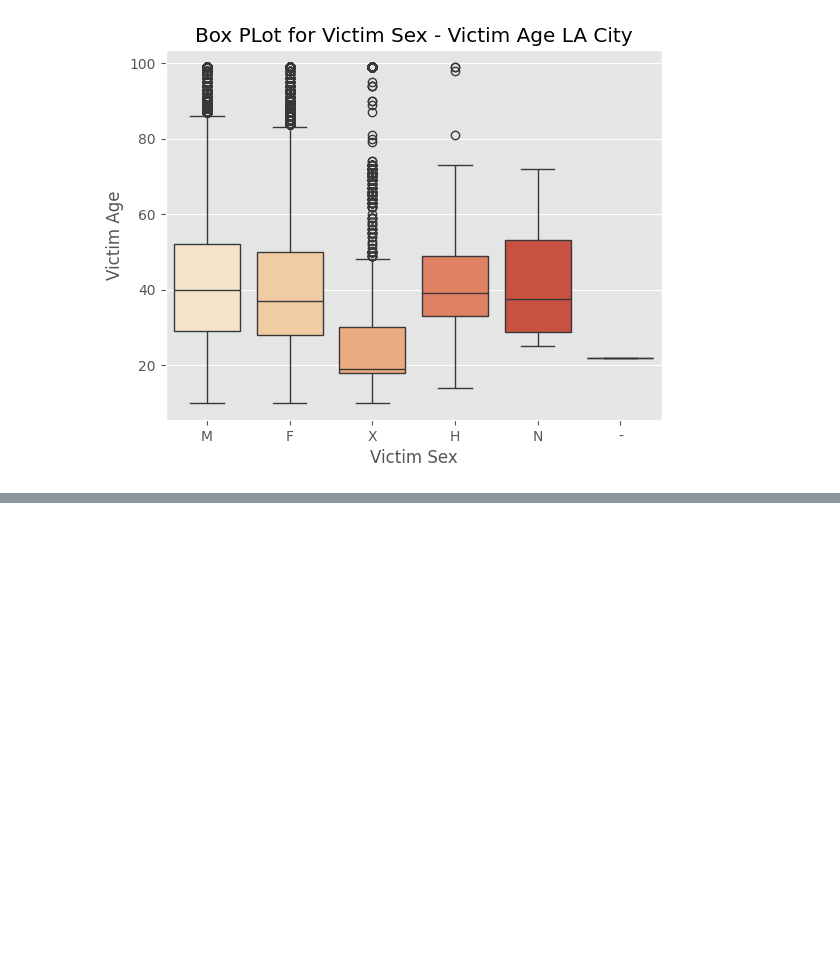
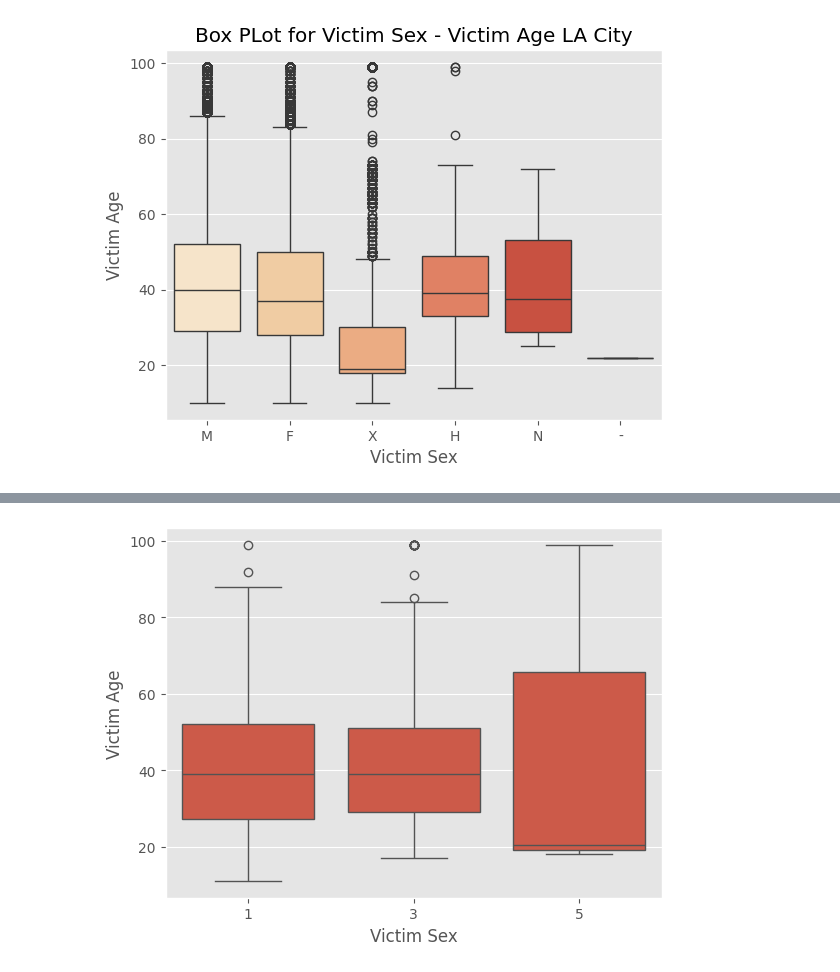
Before and after one commit to harshith-nikhil/Traffic-Analysis, a Jupyter notebook: Data EDA.ipynb, the cells around one changed output, grey strips where cells are left out. Saved outputs shown, nothing was run; the diff lists cells and outputs as text; code cells hidden in the pictures; blank space fills up the shorter version.

```diff
--- a/Data EDA.ipynb
+++ b/Data EDA.ipynb
@@ -326,0 +339,7 @@ plt.show()
+# %%
+q_la= ['DR Number', 'Date Reported', 'Time Occurred', 'Area ID',
+       'Reporting District', 'Crime Code',
+       'MO Codes', 'Victim Age', 'Victim Sex', 'Victim Descent',
+       'Premise Code']
+ml_la1=dfl2[q_la]
+ml_la1
@@ -326,0 +382,7 @@ plt.show()
+# %%
+ml_la1['Date Reported'] = pd.to_datetime(ml_la1['Date Reported'])
+# %%
+label_encoder = LabelEncoder()
+ml_la1['Victim Sex'] = label_encoder.fit_transform(ml_la1['Victim Sex'])
+ml_la1['Victim Descent'] = label_encoder.fit_transform(ml_la1['Victim Descent'])
+ml_la1
@@ -326,0 +407,4 @@ plt.show()
+# %%
+la1_sample = ml_la1.sample(n=1000, random_state=42)
+scaler=StandardScaler()
+ml_la1_scaled=scaler.fit_transform(la1_sample.drop(['Date Reported', 'MO Codes'], axis=1))
@@ -326,0 +428,5 @@ plt.show()
+# %%
+sns.boxplot(x='Victim Sex', y='Victim Age', data=la1_sample)
+plt.show()
+# %% [output]
+[figure, added]
```
Also changed, not shown: parts of 22 cells of this notebook, 2 other files.
